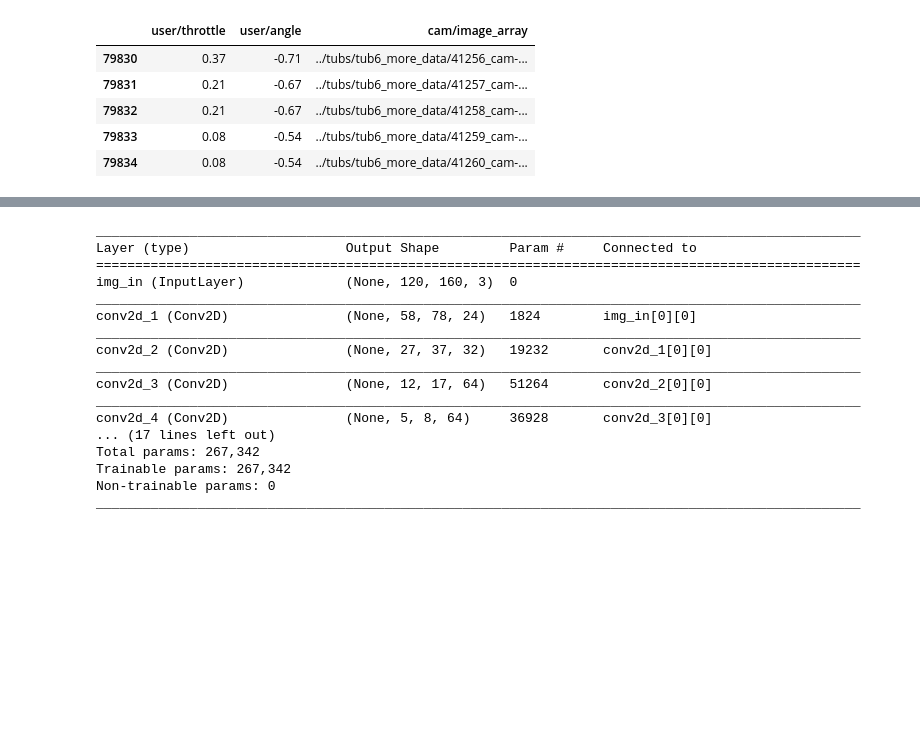
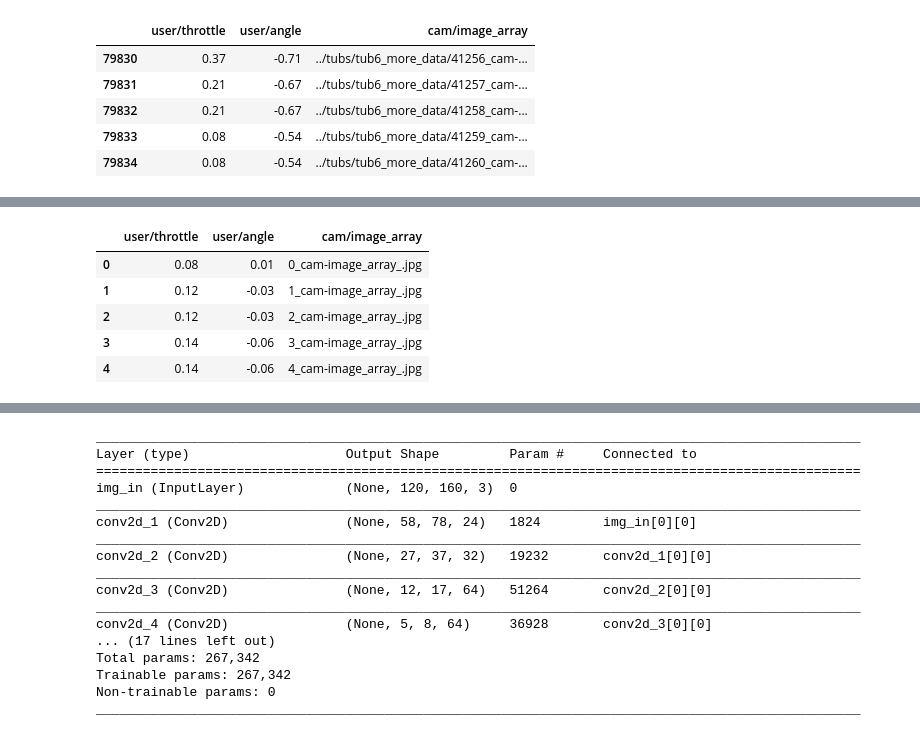
Before and after one commit to Muosvr/mycar, a Jupyter notebook: Donkeycar_Keras.ipynb, the cells around one changed output, grey strips where cells are left out. Saved outputs shown, nothing was run; the diff lists cells and outputs as text; code cells hidden in the pictures; blank space fills up the shorter version.

```diff
--- a/Donkeycar_Keras.ipynb
+++ b/Donkeycar_Keras.ipynb
@@ -114,3 +107,12 @@ df.shape
+# %%
+df.head()
+# %% [output]
+|  | user/throttle | user/angle | cam/image_array |
+| 0 | 0.08 | 0.01 | 0_cam-image_array_.jpg |
+| 1 | 0.12 | -0.03 | 1_cam-image_array_.jpg |
+| 2 | 0.12 | -0.03 | 2_cam-image_array_.jpg |
+| 3 | 0.14 | -0.06 | 3_cam-image_array_.jpg |
+| 4 | 0.14 | -0.06 | 4_cam-image_array_.jpg |
 # %%
 def to_bin(a):
     arr = np.zeros(15)
```
Also changed, not shown: parts of 15 cells of this notebook, 4 other files.
